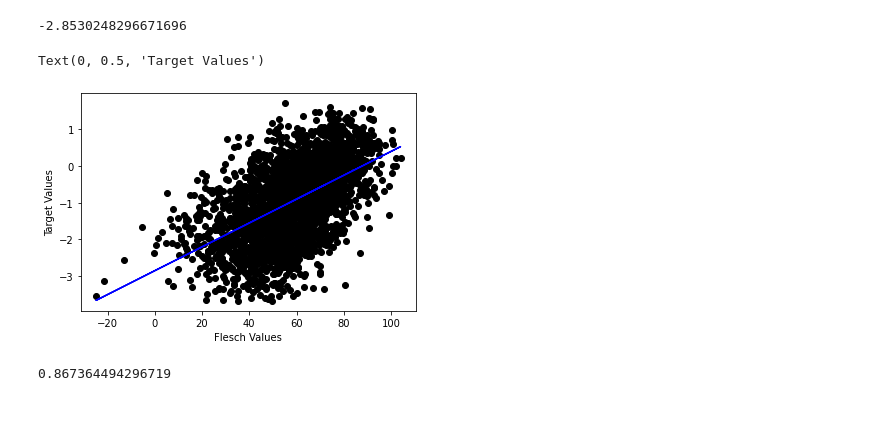
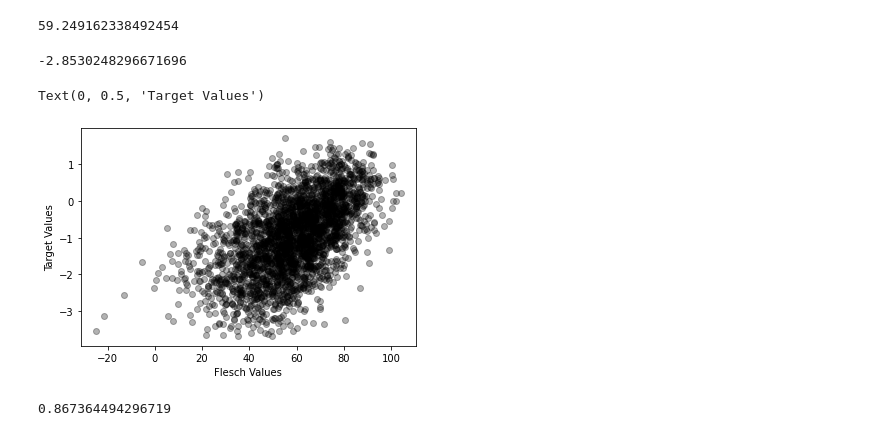
Before and after one commit to Raffi-Baldassini/Final-Year-Project, a Jupyter notebook: Code/Flesch-Kincaid.ipynb, the cells around one changed output. Drawn from its saved outputs; the diff is of its cells as text; code cells hidden in the pictures.

```diff
--- a/Code/Flesch-Kincaid.ipynb
+++ b/Code/Flesch-Kincaid.ipynb
@@ -38,6 +38,11 @@ excerptData = np.array(list(excerptData.values()))
 fleschValues = excerptData[:, 3].reshape(-1,1)
 # %%
 targetValues = np.array(df['target'])
+# %%
+dfFlesch = pd.DataFrame(fleschValues)
+dfFlesch = pd.concat([dfFlesch, df['target']], axis = 1)
+# %% [output]
+59.249162338492454
 # %%
 reg = LinearRegression().fit(fleschValues, targetValues)
 # %%
@@ -46,13 +51,12 @@ reg.intercept_
 # %% [output]
 -2.8530248296671696
 # %%
-plt.scatter(fleschValues, targetValues, color='Black')
-plt.plot(fleschValues, predictions, color='blue')
+plt.scatter(fleschValues, targetValues, color='Black', alpha = 0.3)
 plt.xlabel("Flesch Values")
 plt.ylabel("Target Values")
 # %% [output]
 Text(0, 0.5, 'Target Values')
-[figure, old version]
+[figure, new version]
 # %%
 mean_squared_error(targetValues,predictions, squared = False)
 # %% [output]
```
Also changed, not shown: parts of 3 cells of this notebook, 5 other files.
